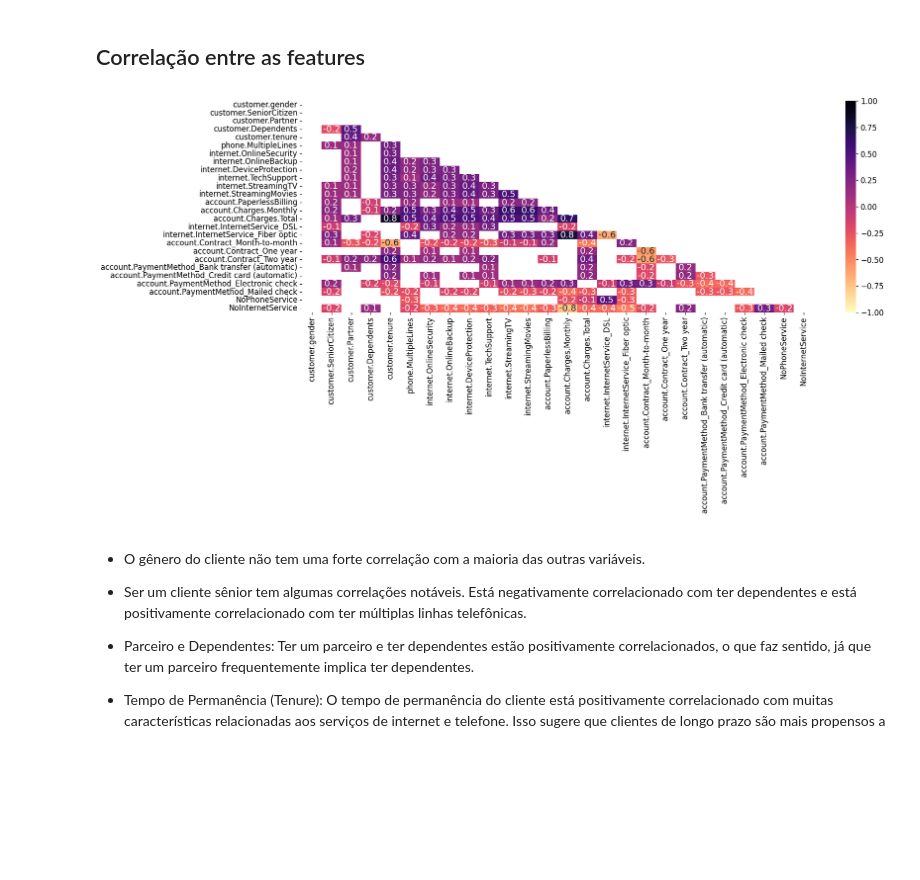
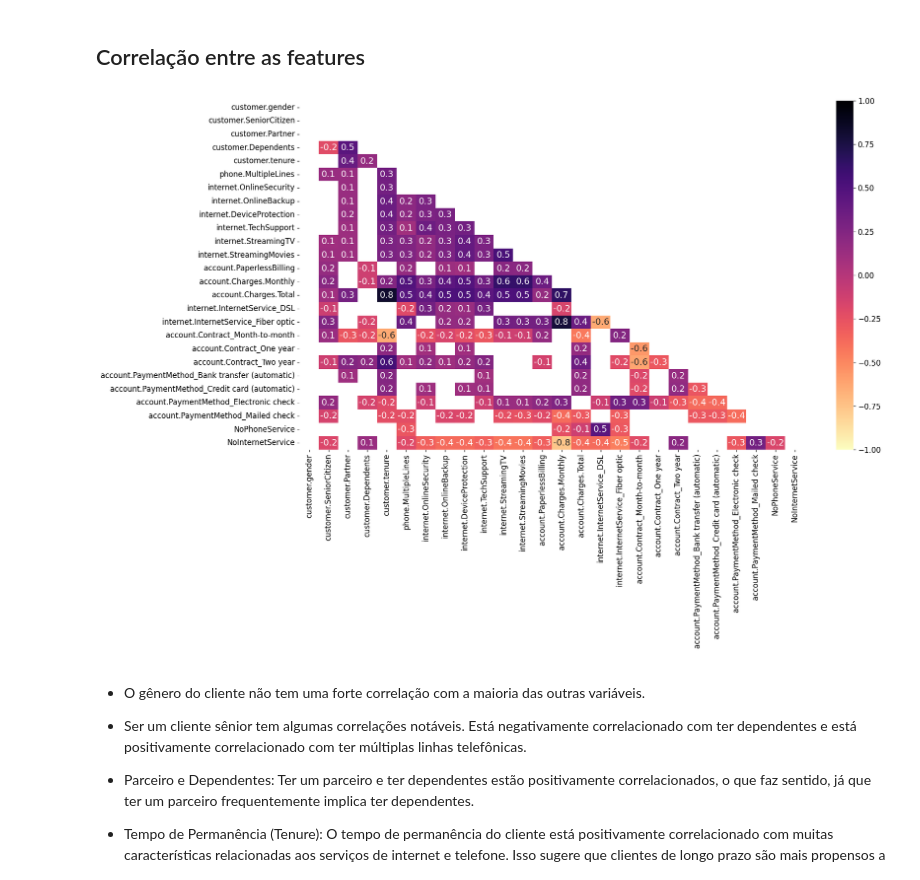
Before and after one commit to SarahBarbosa/churn-prediction, a Jupyter notebook: S01_Limpeza_analise_exploratoria_dos_dados.ipynb, the cells around one changed output. Drawn from its saved outputs; the diff is of its cells as text; code cells hidden in the pictures; blank space fills up the shorter version.

Commit message:
Atualização do heatmap 2

```diff
--- a/S01_Limpeza_analise_exploratoria_dos_dados.ipynb
+++ b/S01_Limpeza_analise_exploratoria_dos_dados.ipynb
@@ -454,23 +454,23 @@ Resumidamente, fatores como a duração do contrato, a presença de serviços ad
 # %% [markdown]
 ## Correlação entre as features
 # %%
-plt.figure(figsize=(18, 6))
+plt.figure(figsize=(18, 10))
 
 sem_churn = dados_md6.drop(columns=['Churn'])
 correlation_matrix = sem_churn.corr()
 
 threshold = 0.1
 
 zero_mask = np.abs(correlation_matrix) < threshold
 upper_triangle_mask = np.triu(np.ones_like(correlation_matrix, dtype=bool))
 mask = zero_mask | upper_triangle_mask
 
 sns.heatmap(correlation_matrix, cmap='magma_r', mask=mask,
             annot=True, fmt='.1f', vmin=-1, vmax=1)
 
 plt.show()
 # %% [output]
-[figure, old version]
+[figure, new version]
 # %% [markdown]
 - O gênero do cliente não tem uma forte correlação com a maioria das outras variáveis.
 
```
